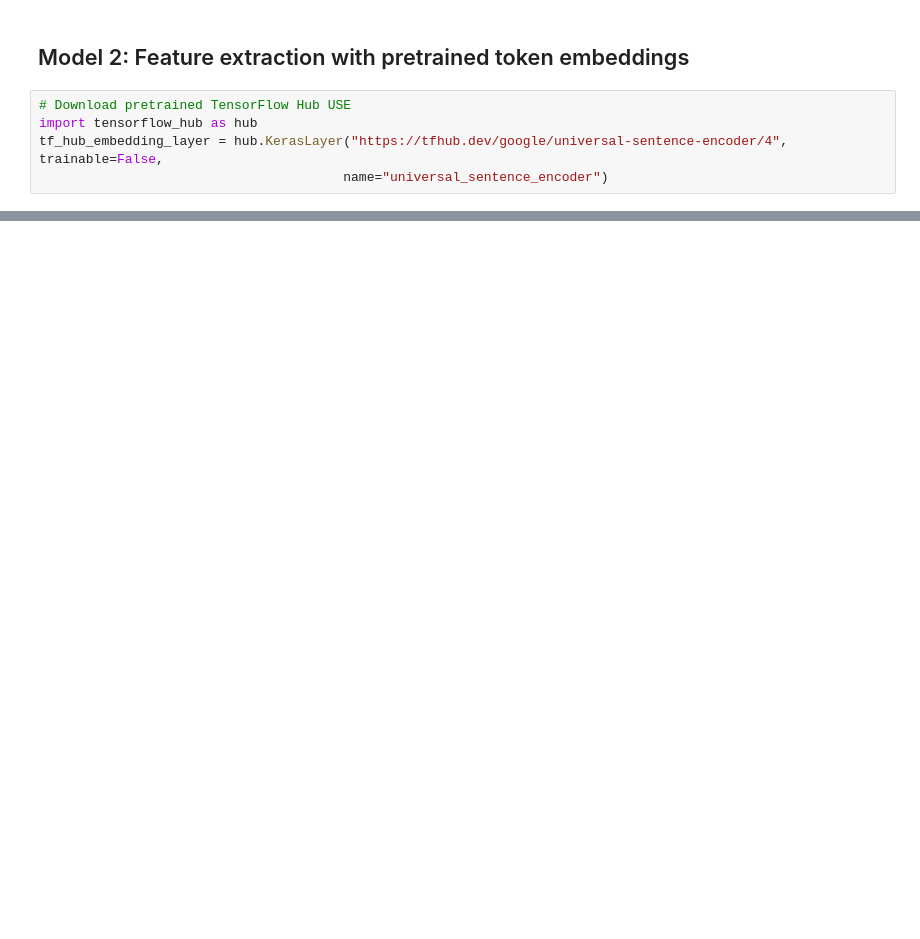
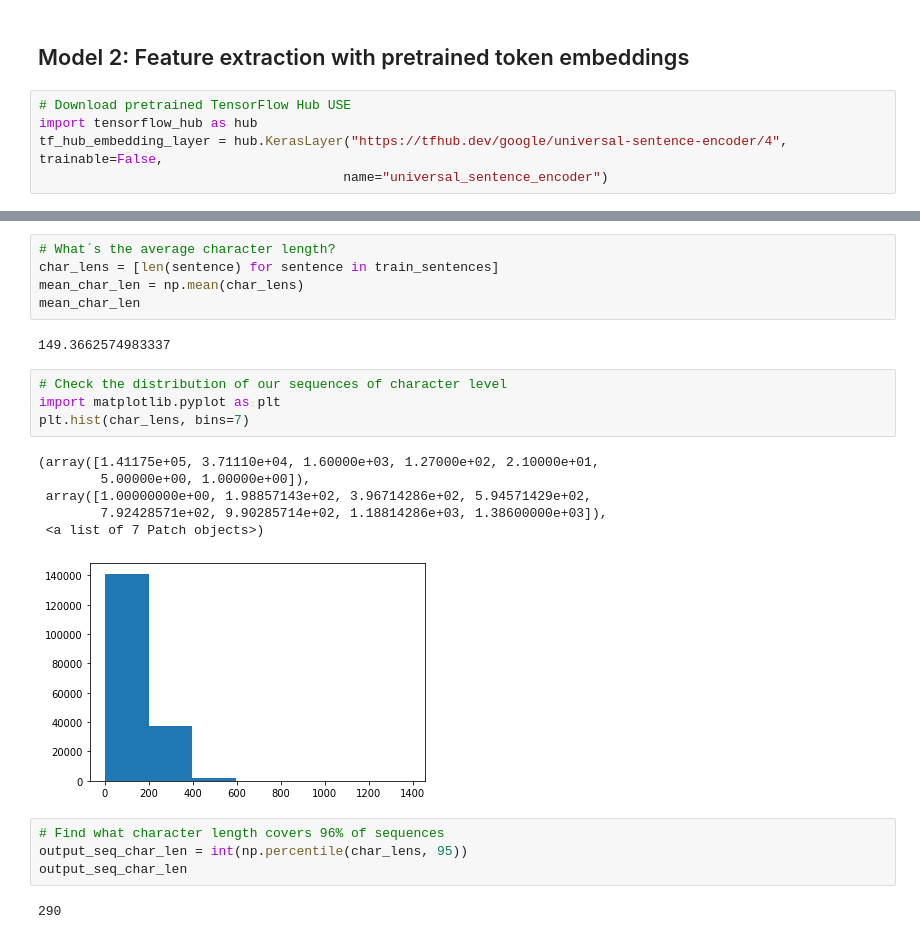
Before and after one commit to schauppi/Udemy_TensorFlow_Developer, a Jupyter notebook: Abschnitt_9_SkimLit/09_SkimLit_nlp_milestone_project_2.ipynb, the cells around one changed output, grey strips where cells are left out. Saved outputs shown, nothing was run; the diff lists cells and outputs as text; blank space fills up the shorter version.

```diff
--- a/Abschnitt_9_SkimLit/09_SkimLit_nlp_milestone_project_2.ipynb
+++ b/Abschnitt_9_SkimLit/09_SkimLit_nlp_milestone_project_2.ipynb
@@ -643,0 +736,24 @@ Length of sentence embedding: 512
+# %%
+# What´s the average character length?
+char_lens = [len(sentence) for sentence in train_sentences]
+mean_char_len = np.mean(char_lens)
+mean_char_len
+# %% [output]
+149.3662574983337
+# %%
+# Check the distribution of our sequences of character level
+import matplotlib.pyplot as plt
+plt.hist(char_lens, bins=7)
+# %% [output]
+(array([1.41175e+05, 3.71110e+04, 1.60000e+03, 1.27000e+02, 2.10000e+01,
+        5.00000e+00, 1.00000e+00]),
+ array([1.00000000e+00, 1.98857143e+02, 3.96714286e+02, 5.94571429e+02,
+        7.92428571e+02, 9.90285714e+02, 1.18814286e+03, 1.38600000e+03]),
+ <a list of 7 Patch objects>)
+[figure, added]
+# %%
+# Find what character length covers 96% of sequences
+output_seq_char_len = int(np.percentile(char_lens, 95))
+output_seq_char_len
+# %% [output]
+290
```
Also changed, not shown: parts of 37 cells of this notebook.
